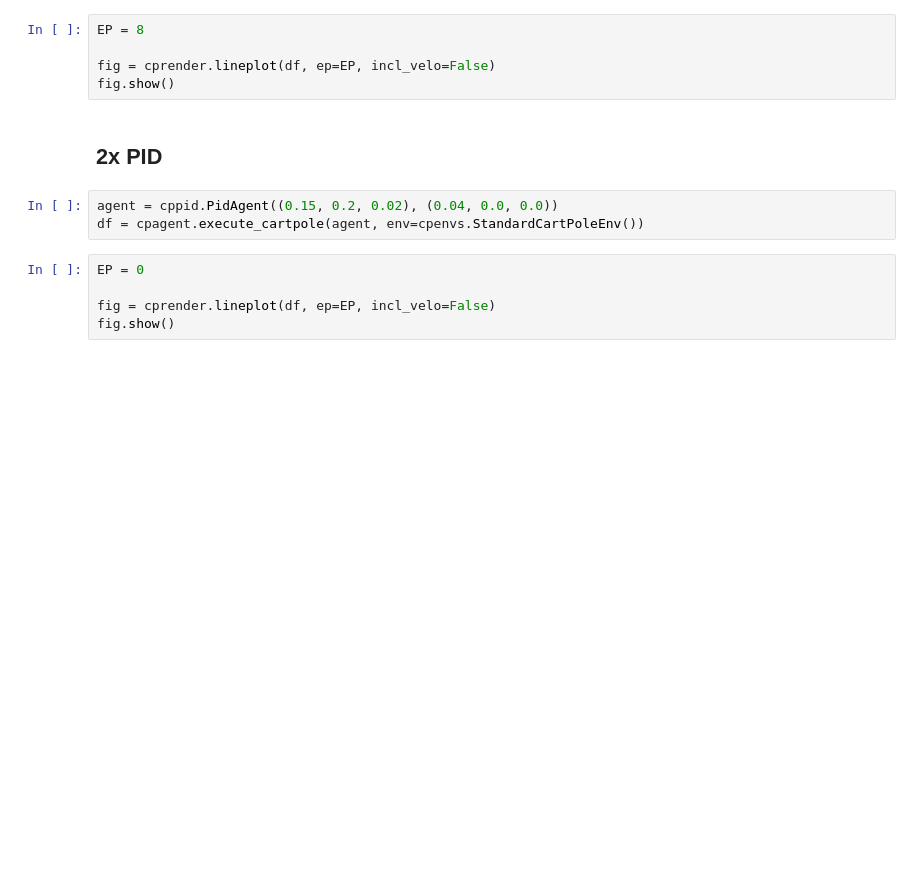
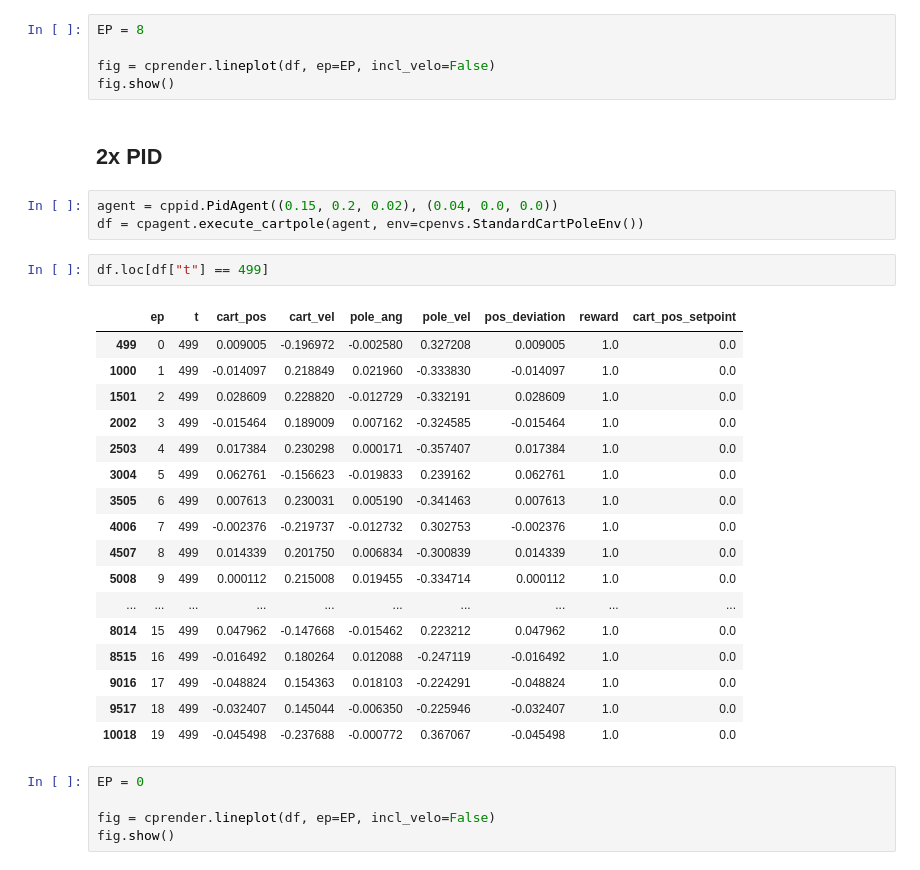
Before and after one commit to mirkoruether/studienarbeit-ml-controls, a Jupyter notebook: cartpole/cartpole-pid.ipynb, the cells around one changed output. Saved outputs shown, nothing was run; the diff lists cells and outputs as text; blank space fills up the shorter version.

```diff
--- a/cartpole/cartpole-pid.ipynb
+++ b/cartpole/cartpole-pid.ipynb
@@ -34,6 +34,26 @@ fig.show()
 # %%
 agent = cppid.PidAgent((0.15, 0.2, 0.02), (0.04, 0.0, 0.0))
 df = cpagent.execute_cartpole(agent, env=cpenvs.StandardCartPoleEnv())
+# %%
+df.loc[df["t"] == 499]
+# %% [output]
+|  | ep | t | cart_pos | cart_vel | pole_ang | pole_vel | pos_deviation | reward | cart_pos_setpoint |
+| 499 | 0 | 499 | 0.009005 | -0.196972 | -0.002580 | 0.327208 | 0.009005 | 1.0 | 0.0 |
+| 1000 | 1 | 499 | -0.014097 | 0.218849 | 0.021960 | -0.333830 | -0.014097 | 1.0 | 0.0 |
+| 1501 | 2 | 499 | 0.028609 | 0.228820 | -0.012729 | -0.332191 | 0.028609 | 1.0 | 0.0 |
+| 2002 | 3 | 499 | -0.015464 | 0.189009 | 0.007162 | -0.324585 | -0.015464 | 1.0 | 0.0 |
+| 2503 | 4 | 499 | 0.017384 | 0.230298 | 0.000171 | -0.357407 | 0.017384 | 1.0 | 0.0 |
+| 3004 | 5 | 499 | 0.062761 | -0.156623 | -0.019833 | 0.239162 | 0.062761 | 1.0 | 0.0 |
+| 3505 | 6 | 499 | 0.007613 | 0.230031 | 0.005190 | -0.341463 | 0.007613 | 1.0 | 0.0 |
+| 4006 | 7 | 499 | -0.002376 | -0.219737 | -0.012732 | 0.302753 | -0.002376 | 1.0 | 0.0 |
+| 4507 | 8 | 499 | 0.014339 | 0.201750 | 0.006834 | -0.300839 | 0.014339 | 1.0 | 0.0 |
+| 5008 | 9 | 499 | 0.000112 | 0.215008 | 0.019455 | -0.334714 | 0.000112 | 1.0 | 0.0 |
+| ... | ... | ... | ... | ... | ... | ... | ... | ... | ... |
+| 8014 | 15 | 499 | 0.047962 | -0.147668 | -0.015462 | 0.223212 | 0.047962 | 1.0 | 0.0 |
+| 8515 | 16 | 499 | -0.016492 | 0.180264 | 0.012088 | -0.247119 | -0.016492 | 1.0 | 0.0 |
+| 9016 | 17 | 499 | -0.048824 | 0.154363 | 0.018103 | -0.224291 | -0.048824 | 1.0 | 0.0 |
+| 9517 | 18 | 499 | -0.032407 | 0.145044 | -0.006350 | -0.225946 | -0.032407 | 1.0 | 0.0 |
+| 10018 | 19 | 499 | -0.045498 | -0.237688 | -0.000772 | 0.367067 | -0.045498 | 1.0 | 0.0 |
 # %%
 EP = 0
 
```
Also changed, not shown: parts of 2 cells of this notebook, 4 other files.
